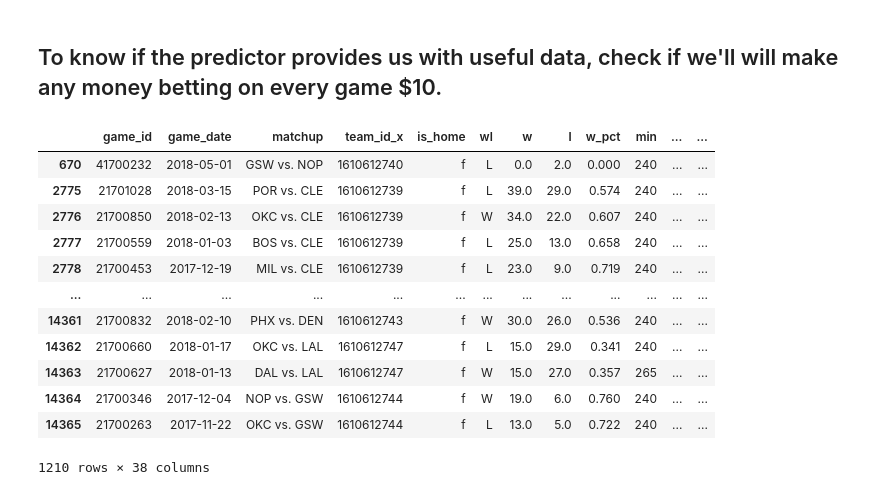
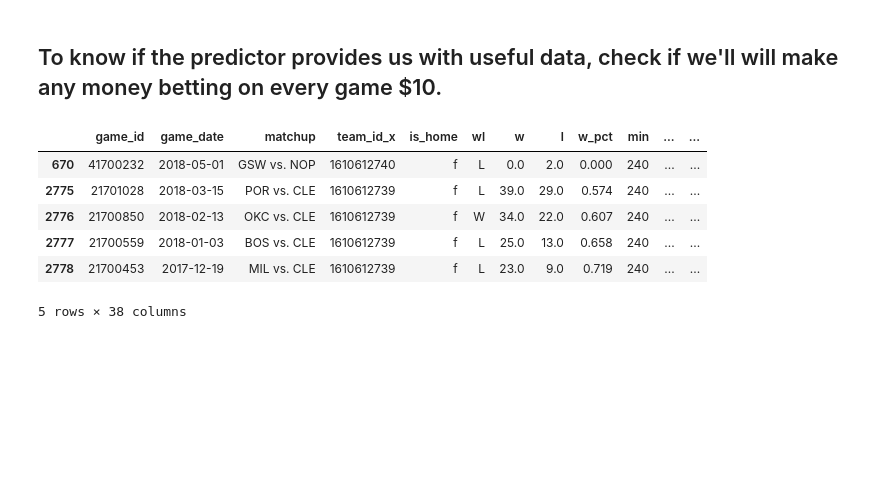
Before and after one commit to jgrodzicki/NBA-result-predictor, a Jupyter notebook: main.ipynb, the cells around one changed output. Drawn from its saved outputs; the diff is of its cells as text; code cells hidden in the pictures; blank space fills up the shorter version.

```diff
--- a/main.ipynb
+++ b/main.ipynb
@@ -247,21 +247,15 @@ book = lines_df['book_name'].value_counts().index[0]
 lines_df = lines_df[lines_df['book_name'] == book]
 # %%
 lg_df = games_df.merge(lines_df, on='game_id')
-lg_df[lg_df['season_year'] == 2017]
+lg_df[lg_df['season_year'] == 2017].head()
 # %% [output]
 |  | game_id | game_date | matchup | team_id_x | is_home | wl | w | l | w_pct | min | ... | ... |
 | 670 | 41700232 | 2018-05-01 | GSW vs. NOP | 1610612740 | f | L | 0.0 | 2.0 | 0.000 | 240 | ... | ... |
 | 2775 | 21701028 | 2018-03-15 | POR vs. CLE | 1610612739 | f | L | 39.0 | 29.0 | 0.574 | 240 | ... | ... |
 | 2776 | 21700850 | 2018-02-13 | OKC vs. CLE | 1610612739 | f | W | 34.0 | 22.0 | 0.607 | 240 | ... | ... |
 | 2777 | 21700559 | 2018-01-03 | BOS vs. CLE | 1610612739 | f | L | 25.0 | 13.0 | 0.658 | 240 | ... | ... |
 | 2778 | 21700453 | 2017-12-19 | MIL vs. CLE | 1610612739 | f | L | 23.0 | 9.0 | 0.719 | 240 | ... | ... |
-| ... | ... | ... | ... | ... | ... | ... | ... | ... | ... | ... | ... | ... |
-| 14361 | 21700832 | 2018-02-10 | PHX vs. DEN | 1610612743 | f | W | 30.0 | 26.0 | 0.536 | 240 | ... | ... |
-| 14362 | 21700660 | 2018-01-17 | OKC vs. LAL | 1610612747 | f | L | 15.0 | 29.0 | 0.341 | 240 | ... | ... |
-| 14363 | 21700627 | 2018-01-13 | DAL vs. LAL | 1610612747 | f | W | 15.0 | 27.0 | 0.357 | 265 | ... | ... |
-| 14364 | 21700346 | 2017-12-04 | NOP vs. GSW | 1610612744 | f | W | 19.0 | 6.0 | 0.760 | 240 | ... | ... |
-| 14365 | 21700263 | 2017-11-22 | OKC vs. GSW | 1610612744 | f | L | 13.0 | 5.0 | 0.722 | 240 | ... | ... |
-1210 rows × 38 columns
+5 rows × 38 columns
 # %%
 def money_boost(line):
     if line < 0:
```
Also changed, not shown: parts of 5 cells of this notebook, 1 other file.
